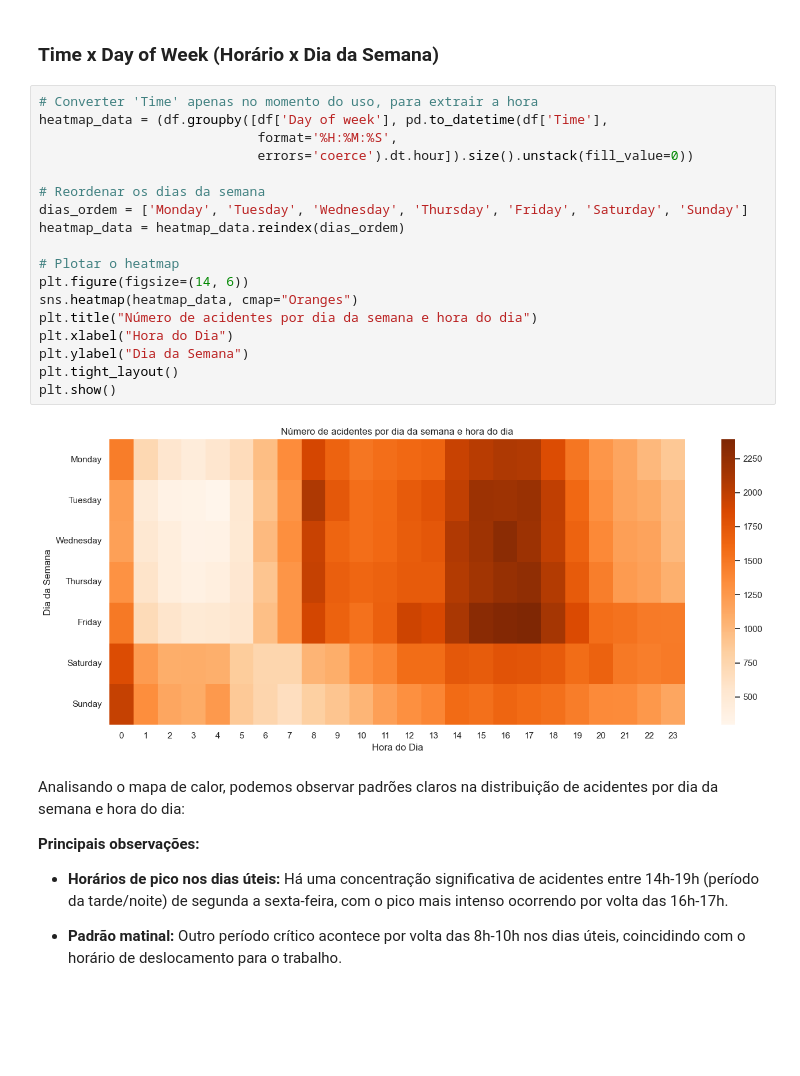
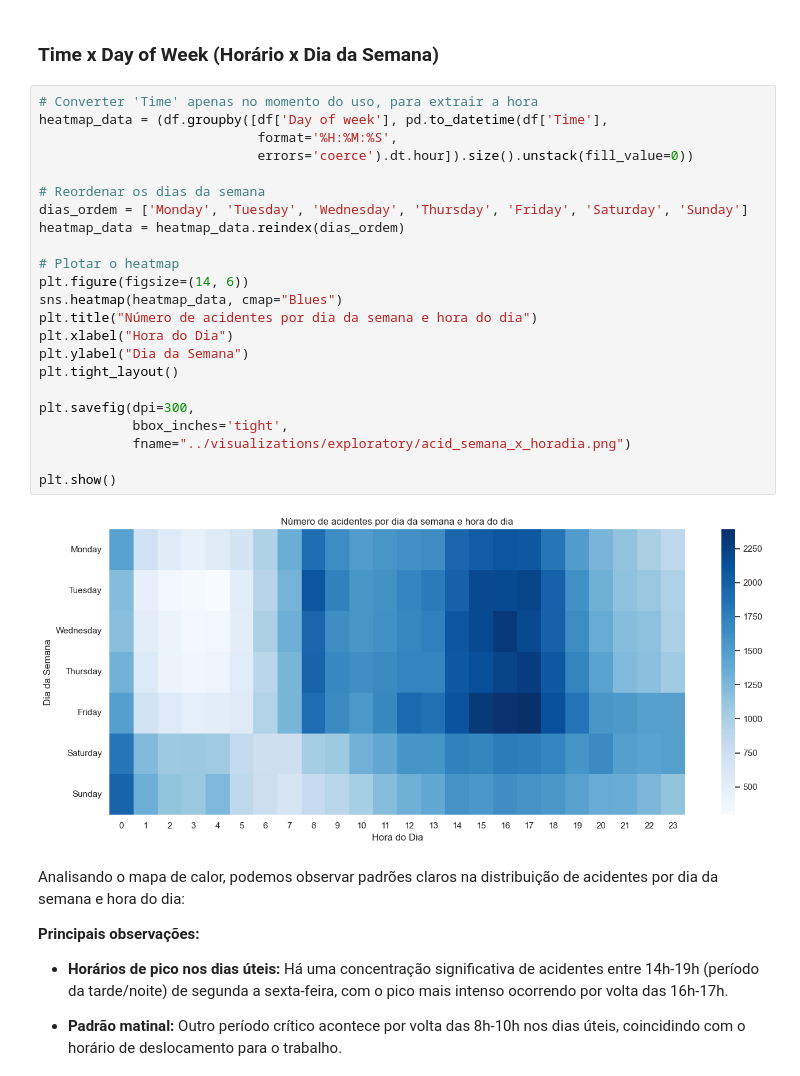
Before and after one commit to Viniciuspneves/exploratory-data-analysis, a Jupyter notebook: nyc_traffic_accidents/notebooks/02_exploratory_analysis.ipynb, the cells around one changed output. Drawn from its saved outputs; the diff is of its cells as text; blank space fills up the shorter version.

```diff
--- a/nyc_traffic_accidents/notebooks/02_exploratory_analysis.ipynb
+++ b/nyc_traffic_accidents/notebooks/02_exploratory_analysis.ipynb
@@ -573,23 +751,28 @@ df.head()
 # %%
 # Converter 'Time' apenas no momento do uso, para extrair a hora
 heatmap_data = (df.groupby([df['Day of week'], pd.to_datetime(df['Time'],
                             format='%H:%M:%S',
                             errors='coerce').dt.hour]).size().unstack(fill_value=0))
 
 # Reordenar os dias da semana
 dias_ordem = ['Monday', 'Tuesday', 'Wednesday', 'Thursday', 'Friday', 'Saturday', 'Sunday']
 heatmap_data = heatmap_data.reindex(dias_ordem)
 
 # Plotar o heatmap
 plt.figure(figsize=(14, 6))
-sns.heatmap(heatmap_data, cmap="Oranges")
+sns.heatmap(heatmap_data, cmap="Blues")
 plt.title("Número de acidentes por dia da semana e hora do dia")
 plt.xlabel("Hora do Dia")
 plt.ylabel("Dia da Semana")
 plt.tight_layout()
+
+plt.savefig(dpi=300,
+            bbox_inches='tight',
+            fname="../visualizations/exploratory/acid_semana_x_horadia.png")
+
 plt.show()
 # %% [output]
-[figure, old version]
+[figure, new version]
 # %% [markdown]
 Analisando o mapa de calor, podemos observar padrões claros na distribuição de acidentes por dia da semana e hora do dia:
 
```
Also changed, not shown: parts of 49 cells of this notebook, 34 other files.
